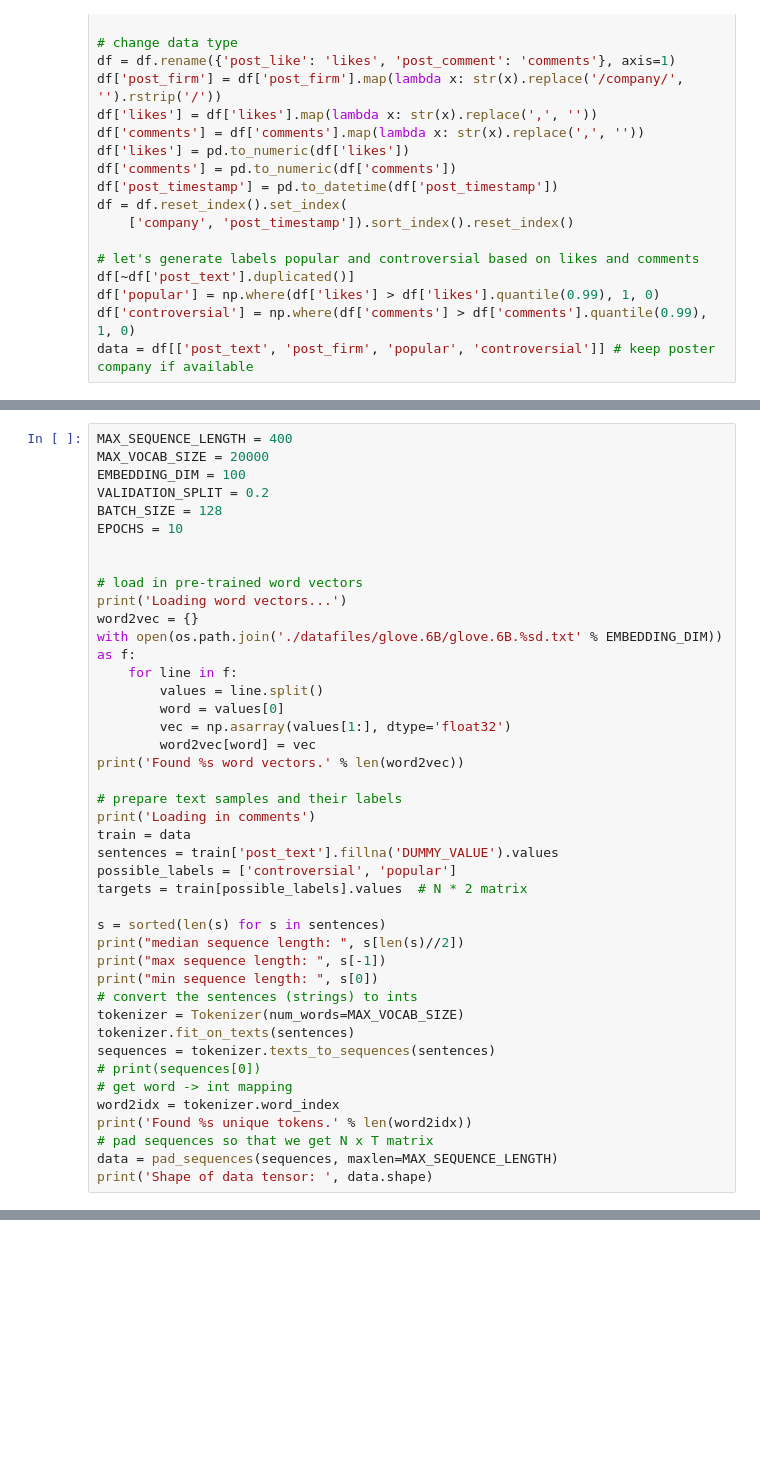
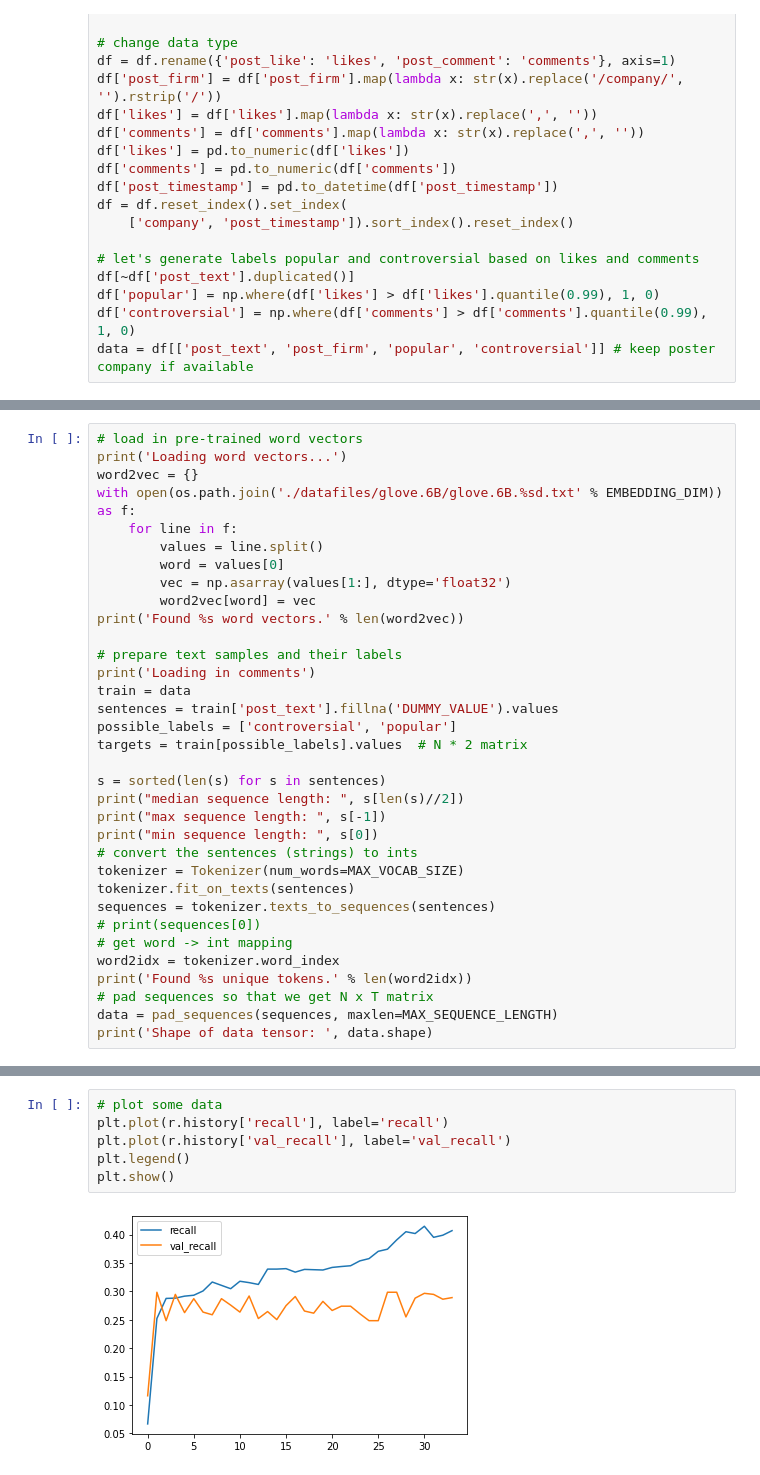
Before and after one commit to fmoz1/blindNLP, a Jupyter notebook: load_posts.ipynb, the cells around one changed output, grey strips where cells are left out. Drawn from its saved outputs; the diff is of its cells as text; blank space fills up the shorter version.

```diff
--- a/load_posts.ipynb
+++ b/load_posts.ipynb
@@ -39,12 +83,4 @@ data = df[['post_text', 'post_firm', 'popular', 'controversial']] # keep poster
 # %%
-MAX_SEQUENCE_LENGTH = 400
-MAX_VOCAB_SIZE = 20000
-EMBEDDING_DIM = 100
-VALIDATION_SPLIT = 0.2
-BATCH_SIZE = 128
-EPOCHS = 10
-
-
 # load in pre-trained word vectors
 print('Loading word vectors...')
 word2vec = {}
@@ -179,0 +193,8 @@ array([0, 0, 0, ..., 0, 0, 0])
+# %%
+# plot some data
+plt.plot(r.history['recall'], label='recall')
+plt.plot(r.history['val_recall'], label='val_recall')
+plt.legend()
+plt.show()
+# %% [output]
+[figure, added]
```
Also changed, not shown: parts of 15 cells of this notebook, 3 other files.
